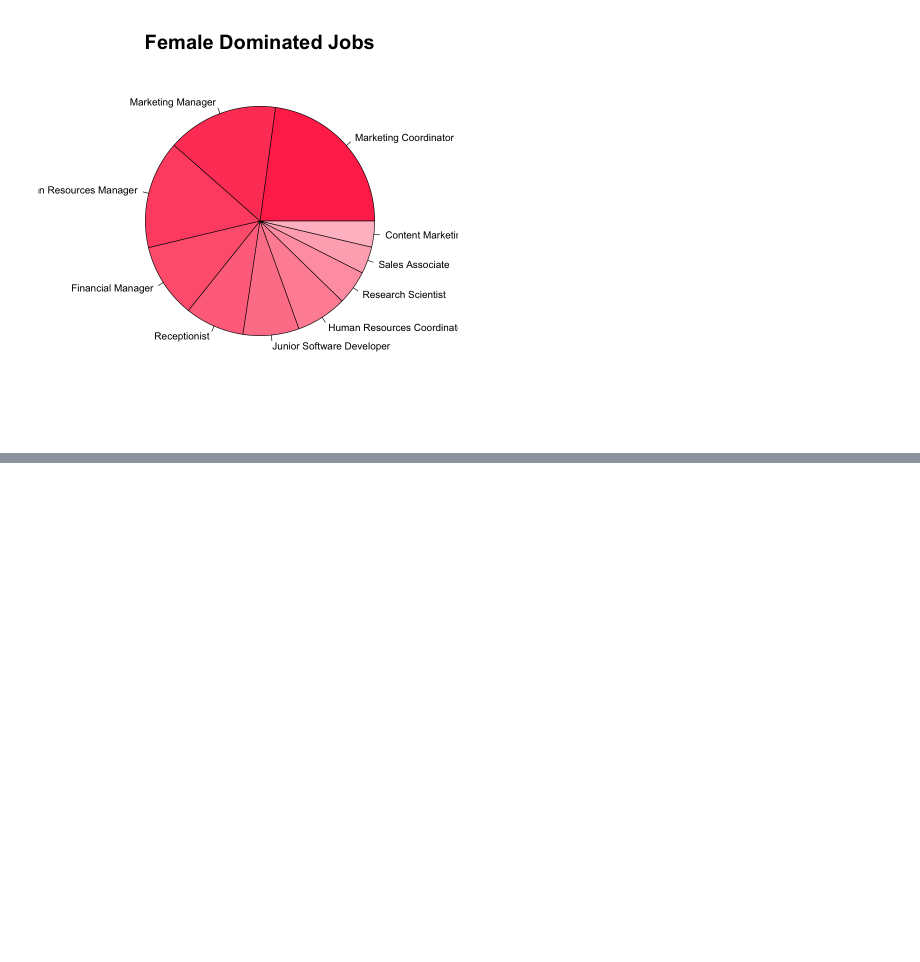
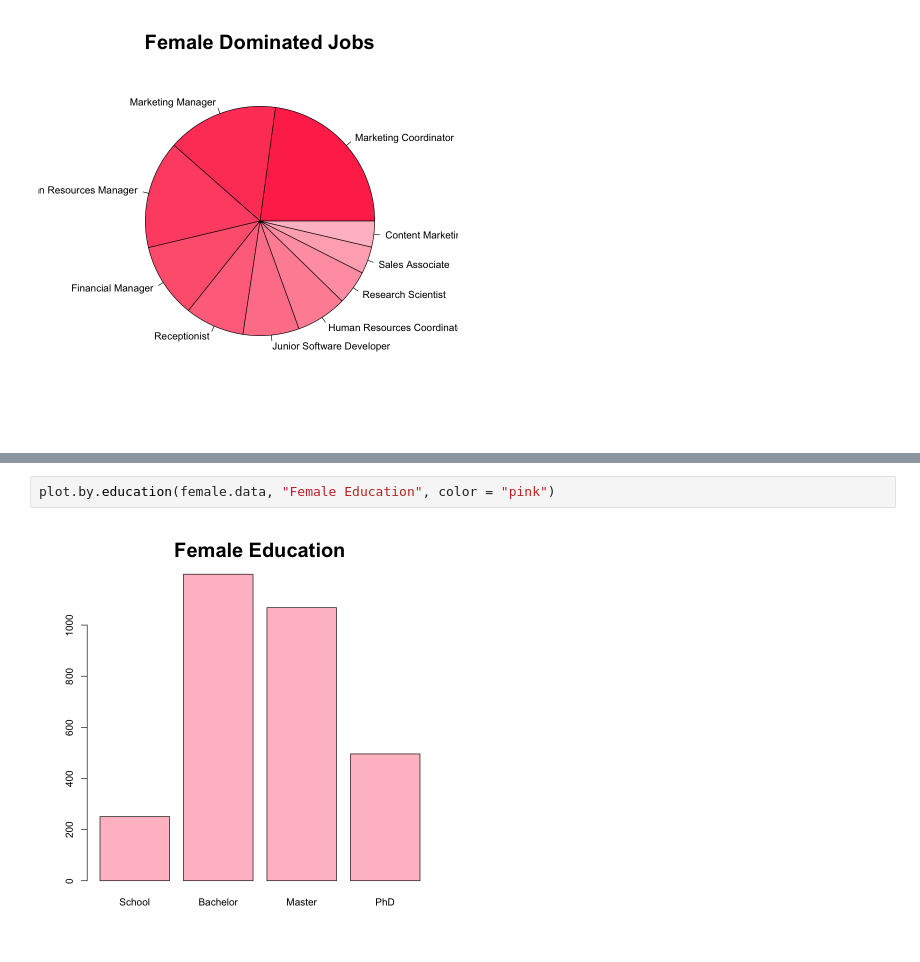
Before and after one commit to it1shka/salaries-analysis, a Jupyter notebook: gender.r.ipynb, the cells around one changed output, grey strips where cells are left out. Drawn from its saved outputs; the diff is of its cells as text; blank space fills up the shorter version.

```diff
--- a/salaries.r.ipynb
+++ b/gender.r.ipynb
@@ -192,0 +249,4 @@ pie(
+# %%
+plot.by.education(female.data, "Female Education", color = "pink")
+# %% [output]
+[figure, added]
```
Also changed, not shown: parts of 7 cells of this notebook, 4 other files.
